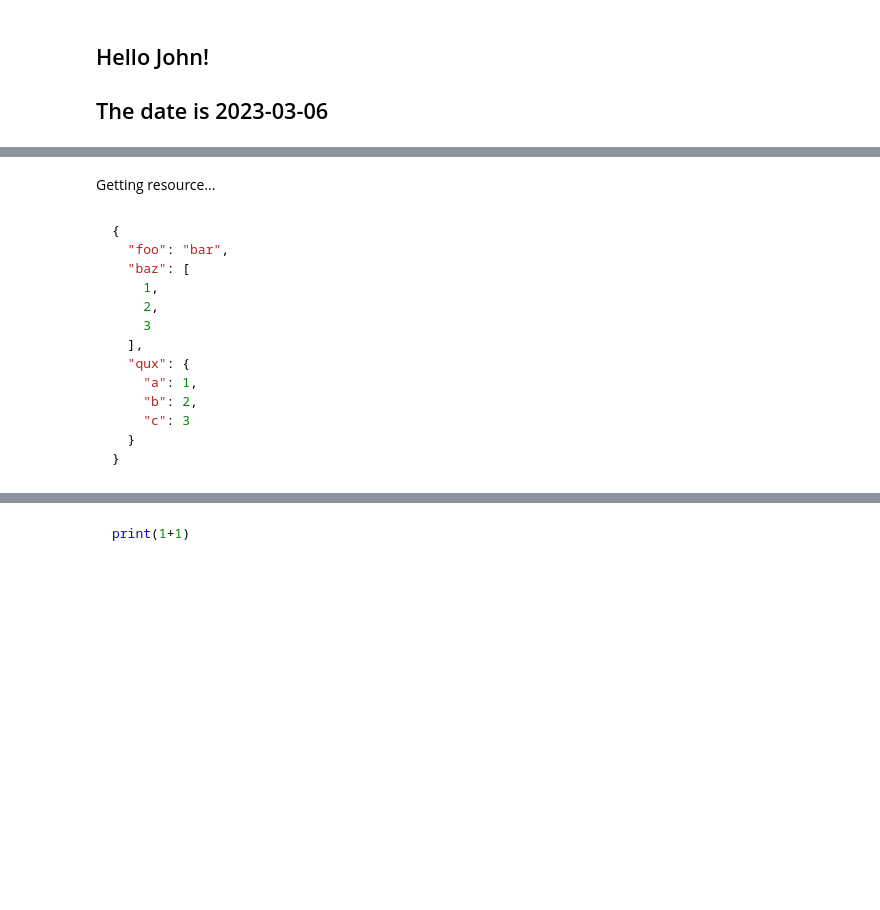
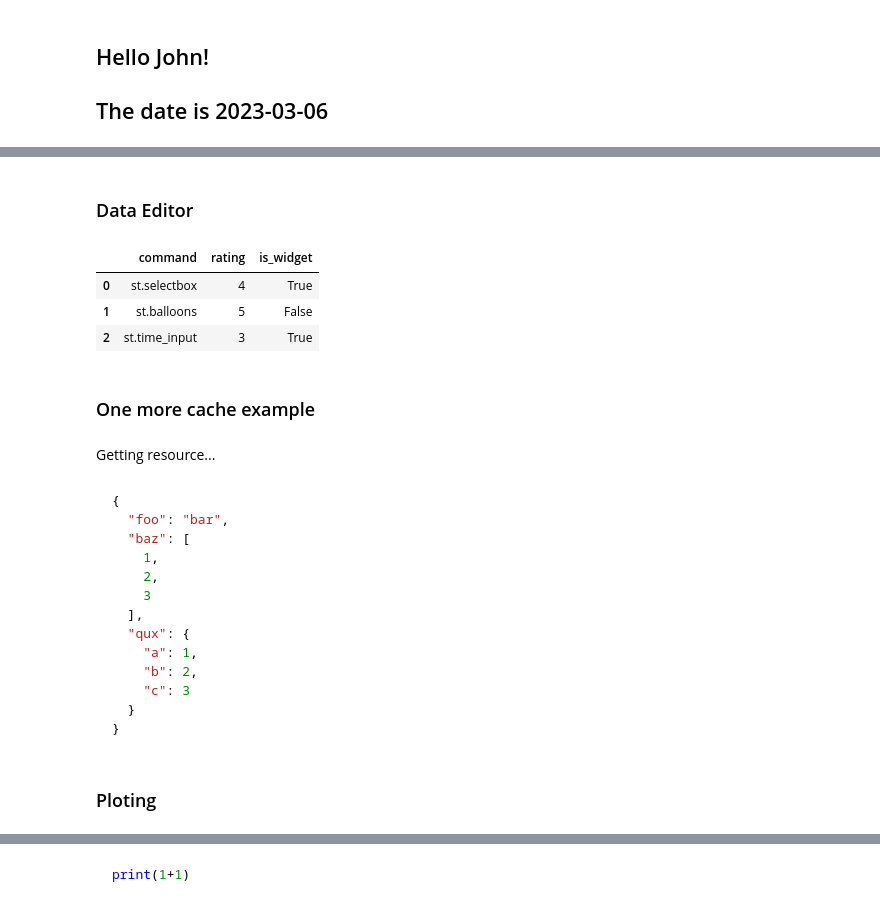
Before and after one commit to ddobrinskiy/streamlit-jupyter, a Jupyter notebook: examples/99_example.ipynb, the cells around one changed output, grey strips where cells are left out. Saved outputs shown, nothing was run; the diff lists cells and outputs as text; code cells hidden in the pictures; blank space fills up the shorter version.

Commit message:
implement st.experimental_data_editor

````diff
--- a/examples/99_example.ipynb
+++ b/examples/99_example.ipynb
@@ -121,7 +123,26 @@ st.write(df)
+# %%
+# |exporti
+
+st.subheader("Data Editor")
+df = pd.DataFrame(
+    [
+       {"command": "st.selectbox", "rating": 4, "is_widget": True, },
+       {"command": "st.balloons", "rating": 5, "is_widget": False, },
+       {"command": "st.time_input", "rating": 3, "is_widget": True,},
+   ]
+)
+edited_df = st.experimental_data_editor(df)
+# %% [output]
+### Data Editor
+|  | command | rating | is_widget |
+| 0 | st.selectbox | 4 | True |
+| 1 | st.balloons | 5 | False |
+| 2 | st.time_input | 3 | True |
 # %%
 # |exporti
 
 
+st.subheader("One more cache example")
 @st.cache_resource(ttl=3600)
 def get_resource():
     st.write("Getting resource...")
@@ -137,29 +158,35 @@ def get_resource():
 records = get_resource()
 st.json(records)
 # %% [output]
-Getting resource...
+### One more cache example
-```json
-{
-  "foo": "bar",
-  "baz": [
-    1,
-    2,
-    3
-  ],
-  "qux": {
-    "a": 1,
-    "b": 2,
-    "c": 3
-  }
-}
-```
+Getting resource...
+```json
+{
+  "foo": "bar",
+  "baz": [
+    1,
+    2,
+    3
+  ],
+  "qux": {
+    "a": 1,
+    "b": 2,
+    "c": 3
+  }
+}
+```
 # %%
 # |exporti
+
+st.subheader("Ploting")
+
 import plotly.express as px
 
 df_daily = df.mean(axis="columns").rename("daily_average")
 fig = px.line(df_daily, title="Daily mean", width=600)
 st.write(fig)
+# %% [output]
+### Ploting
 # %%
 # | exporti
 
````
Also changed, not shown: parts of 3 cells of this notebook, 9 other files.
